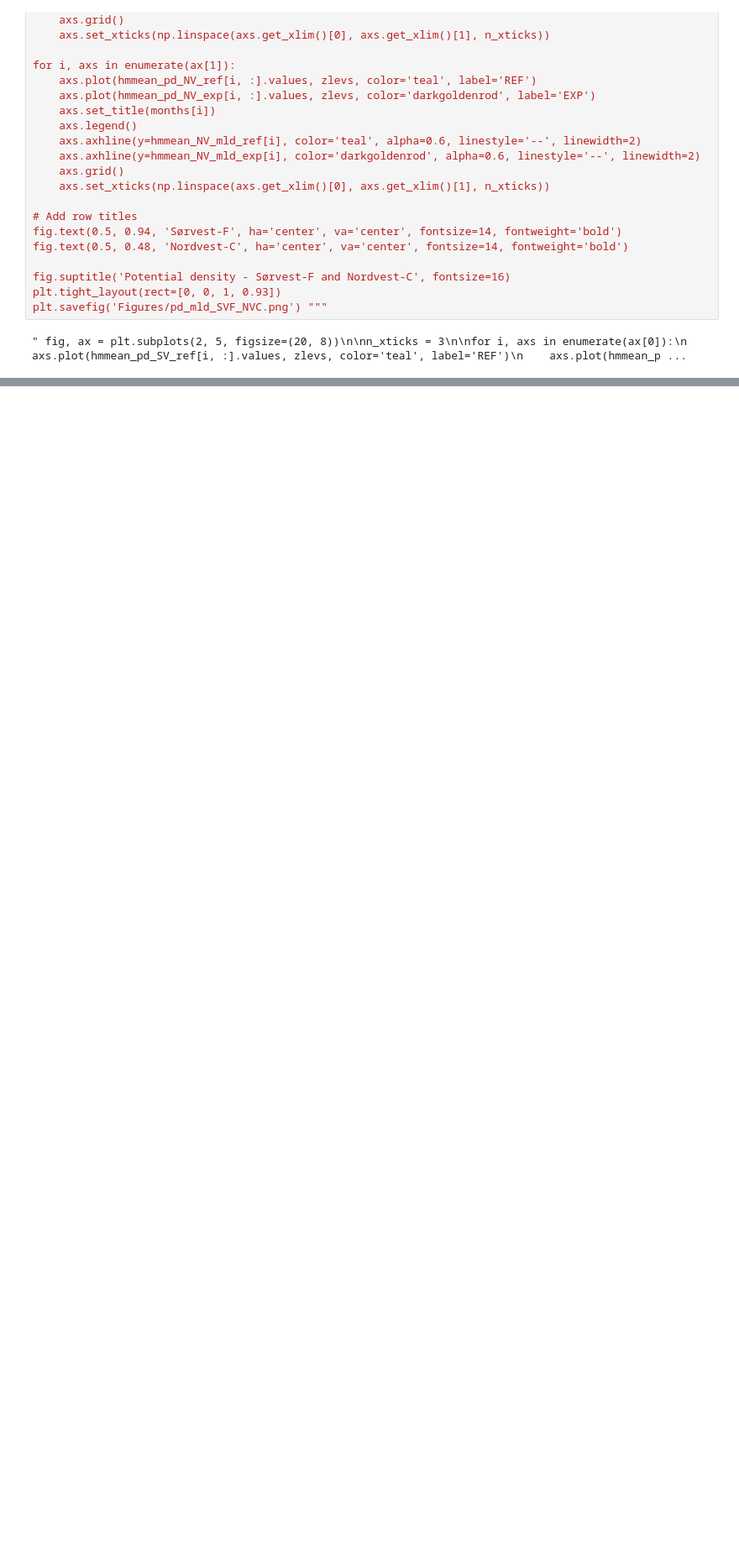
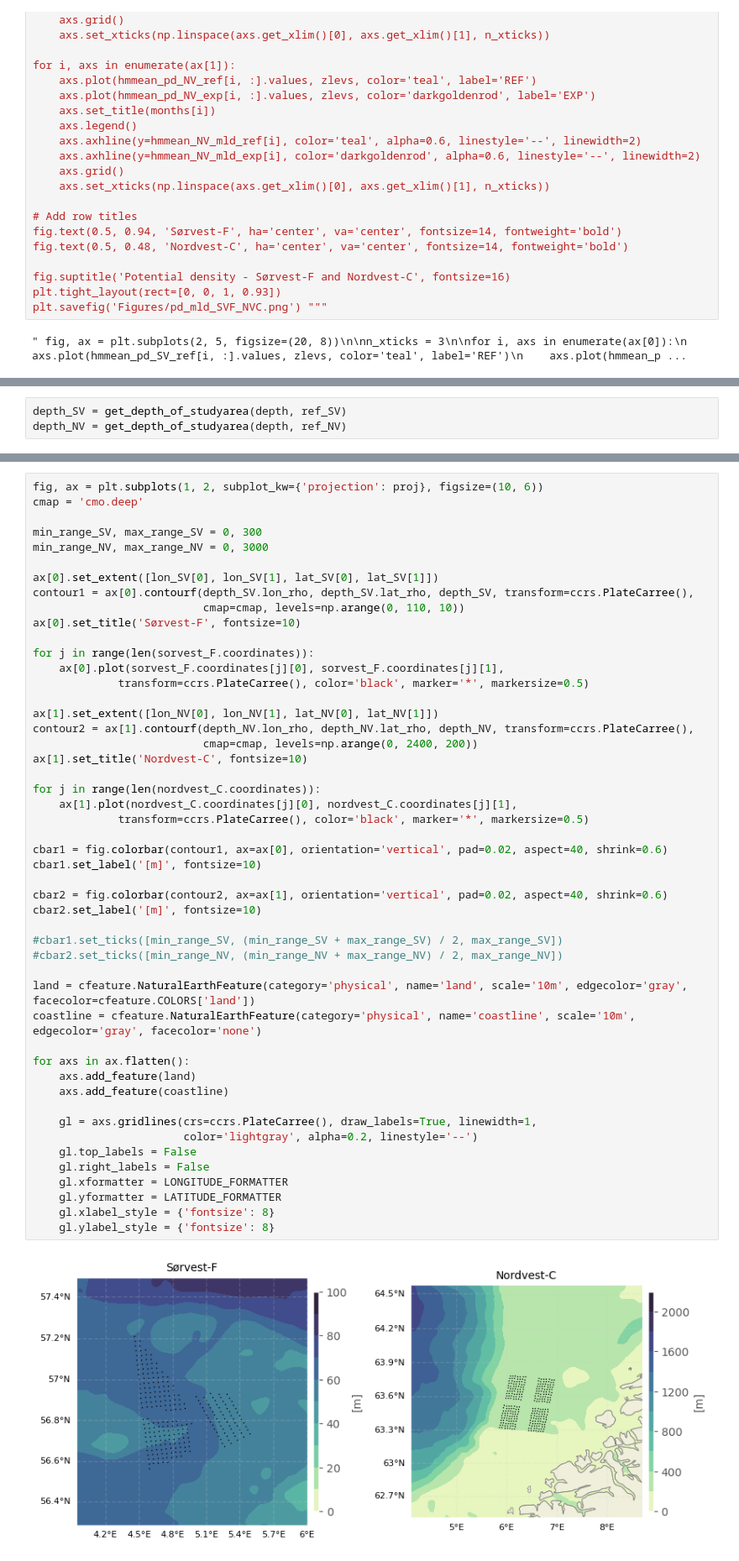
Before and after one commit to kjes4pres/MET_sommer25, a Jupyter notebook: Mixed_layer_depth/MLD.ipynb, the cells around one changed output, grey strips where cells are left out. Shown at 84% size. Saved outputs shown, nothing was run; the diff lists cells and outputs as text; blank space fills up the shorter version.

```diff
--- a/Mixed_layer_depth/MLD.ipynb
+++ b/Mixed_layer_depth/MLD.ipynb
@@ -486,0 +556,3 @@ plt.savefig('Figures/pd_mld_SVF_NVC.png') """
+# %%
+depth_SV = get_depth_of_studyarea(depth, ref_SV)
+depth_NV = get_depth_of_studyarea(depth, ref_NV)
@@ -486,0 +579,51 @@ plt.savefig('Figures/pd_mld_SVF_NVC.png') """
+# %%
+fig, ax = plt.subplots(1, 2, subplot_kw={'projection': proj}, figsize=(10, 6))
+cmap = 'cmo.deep'
+
+min_range_SV, max_range_SV = 0, 300
+min_range_NV, max_range_NV = 0, 3000
+
+ax[0].set_extent([lon_SV[0], lon_SV[1], lat_SV[0], lat_SV[1]])
+contour1 = ax[0].contourf(depth_SV.lon_rho, depth_SV.lat_rho, depth_SV, transform=ccrs.PlateCarree(),
+                          cmap=cmap, levels=np.arange(0, 110, 10))
+ax[0].set_title('Sørvest-F', fontsize=10)
+
+for j in range(len(sorvest_F.coordinates)):
+    ax[0].plot(sorvest_F.coordinates[j][0], sorvest_F.coordinates[j][1],
+             transform=ccrs.PlateCarree(), color='black', marker='*', markersize=0.5)
+
+ax[1].set_extent([lon_NV[0], lon_NV[1], lat_NV[0], lat_NV[1]])
+contour2 = ax[1].contourf(depth_NV.lon_rho, depth_NV.lat_rho, depth_NV, transform=ccrs.PlateCarree(),
+                          cmap=cmap, levels=np.arange(0, 2400, 200))
+ax[1].set_title('Nordvest-C', fontsize=10)
+
+for j in range(len(nordvest_C.coordinates)):
+    ax[1].plot(nordvest_C.coordinates[j][0], nordvest_C.coordinates[j][1],
+             transform=ccrs.PlateCarree(), color='black', marker='*', markersize=0.5)
+
+cbar1 = fig.colorbar(contour1, ax=ax[0], orientation='vertical', pad=0.02, aspect=40, shrink=0.6)
+cbar1.set_label('[m]', fontsize=10)
+
+cbar2 = fig.colorbar(contour2, ax=ax[1], orientation='vertical', pad=0.02, aspect=40, shrink=0.6)
+cbar2.set_label('[m]', fontsize=10)
+
+#cbar1.set_ticks([min_range_SV, (min_range_SV + max_range_SV) / 2, max_range_SV])
+#cbar2.set_ticks([min_range_NV, (min_range_NV + max_range_NV) / 2, max_range_NV])
+
+land = cfeature.NaturalEarthFeature(category='physical', name='land', scale='10m', edgecolor='gray', facecolor=cfeature.COLORS['land'])
+coastline = cfeature.NaturalEarthFeature(category='physical', name='coastline', scale='10m', edgecolor='gray', facecolor='none')
+
+for axs in ax.flatten():
+    axs.add_feature(land)
+    axs.add_feature(coastline)
+
+    gl = axs.gridlines(crs=ccrs.PlateCarree(), draw_labels=True, linewidth=1,
+                       color='lightgray', alpha=0.2, linestyle='--')
+    gl.top_labels = False
+    gl.right_labels = False
+    gl.xformatter = LONGITUDE_FORMATTER
+    gl.yformatter = LATITUDE_FORMATTER
+    gl.xlabel_style = {'fontsize': 8}
+    gl.ylabel_style = {'fontsize': 8}
+# %% [output]
+[figure, added]
```
Also changed, not shown: parts of 12 cells of this notebook.
